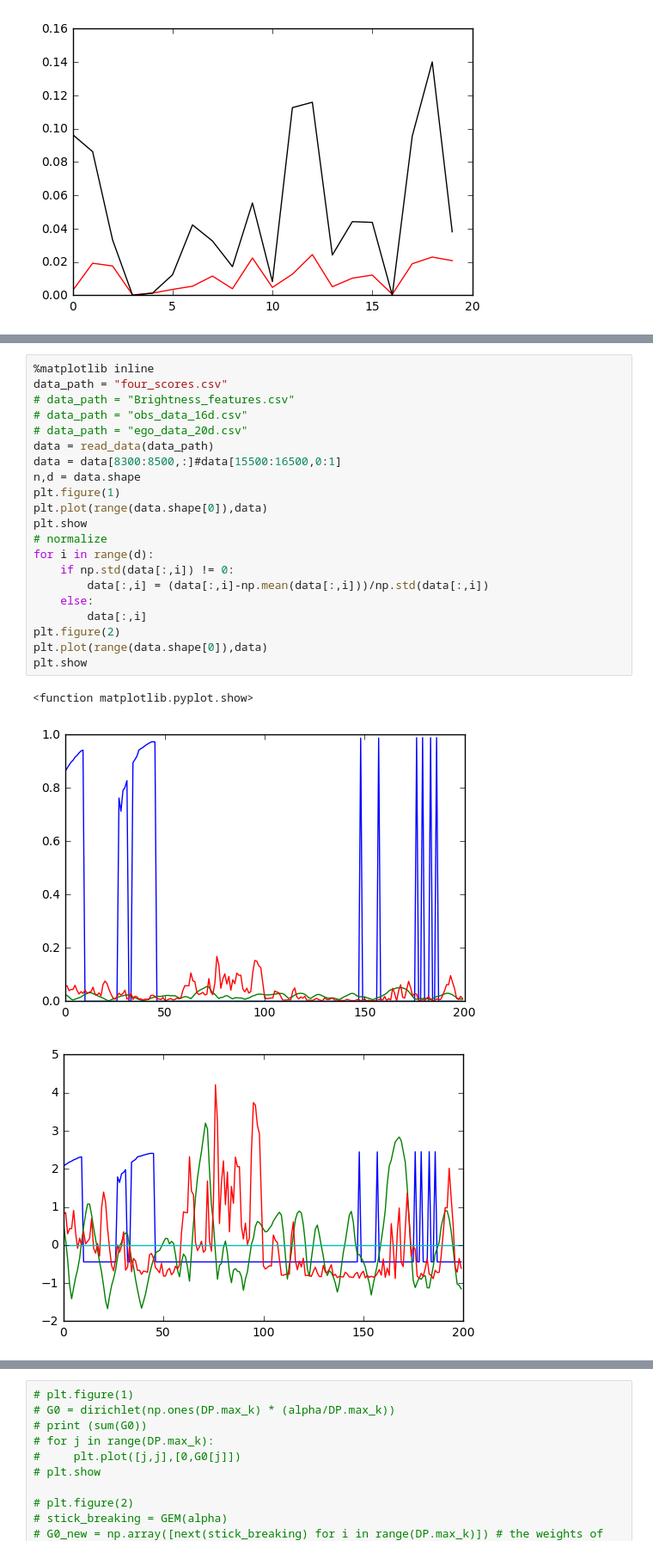
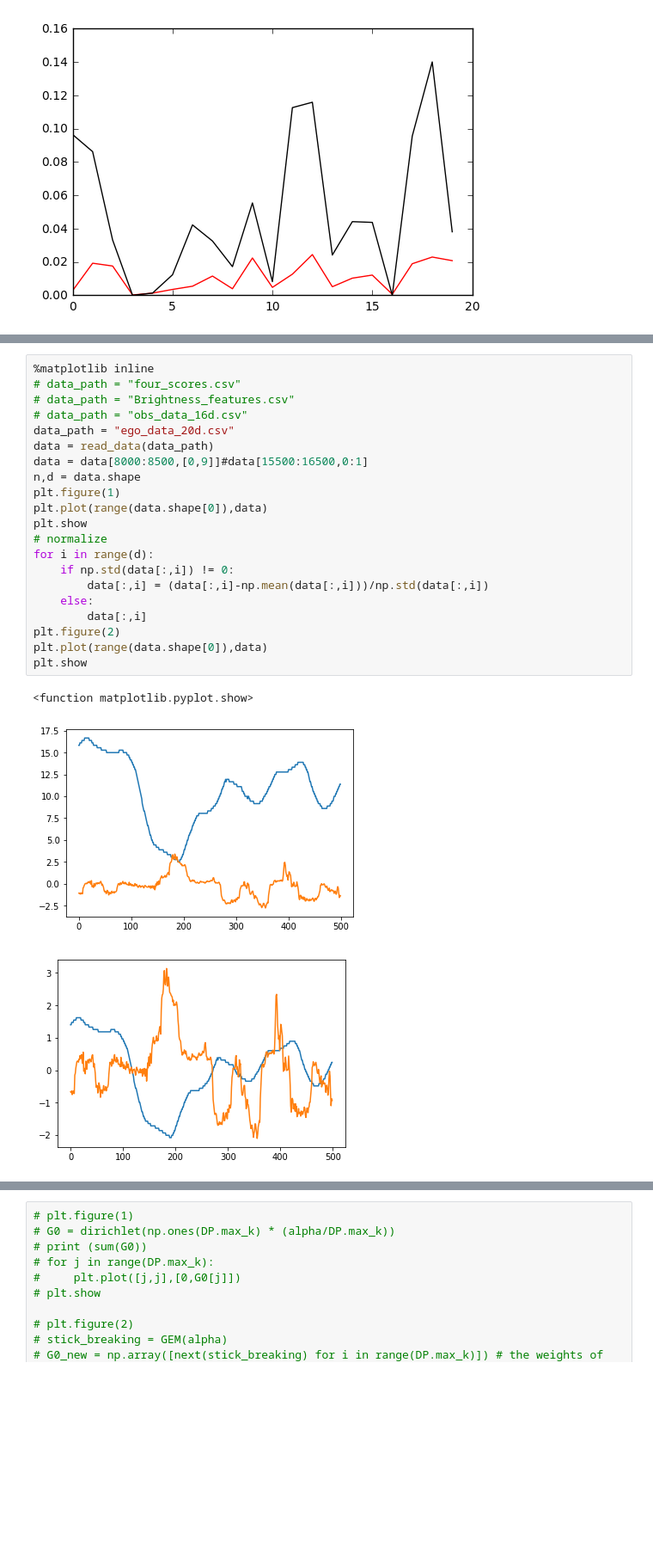
Before and after one commit to MoonBlvd/Sticky-HDP-HMM, a Jupyter notebook: test_DP.ipynb, the cells around one changed output, grey strips where cells are left out. Shown: that part at 86% size. Drawn from its saved outputs; the diff is of its cells as text; blank space fills up the shorter version.

```diff
--- a/test_DP.ipynb
+++ b/test_DP.ipynb
@@ -289,27 +295,27 @@ class DirichletProcess():
         return path
 # %%
 %matplotlib inline
-data_path = "four_scores.csv"
+# data_path = "four_scores.csv"
 # data_path = "Brightness_features.csv"
 # data_path = "obs_data_16d.csv"
-# data_path = "ego_data_20d.csv"
+data_path = "ego_data_20d.csv"
 data = read_data(data_path)
-data = data[8300:8500,:]#data[15500:16500,0:1]
+data = data[8000:8500,[0,9]]#data[15500:16500,0:1]
 n,d = data.shape
 plt.figure(1)
 plt.plot(range(data.shape[0]),data)
 plt.show
 # normalize
 for i in range(d):
     if np.std(data[:,i]) != 0:
         data[:,i] = (data[:,i]-np.mean(data[:,i]))/np.std(data[:,i])
     else:
         data[:,i]
 plt.figure(2)
 plt.plot(range(data.shape[0]),data)
 plt.show
 # %% [output]
 <function matplotlib.pyplot.show>
-[figure, old version]
+[figure, new version]
-[figure, old version]
+[figure, new version]
 # %%
```
Also changed, not shown: parts of 5 cells of this notebook, 1 other file.
